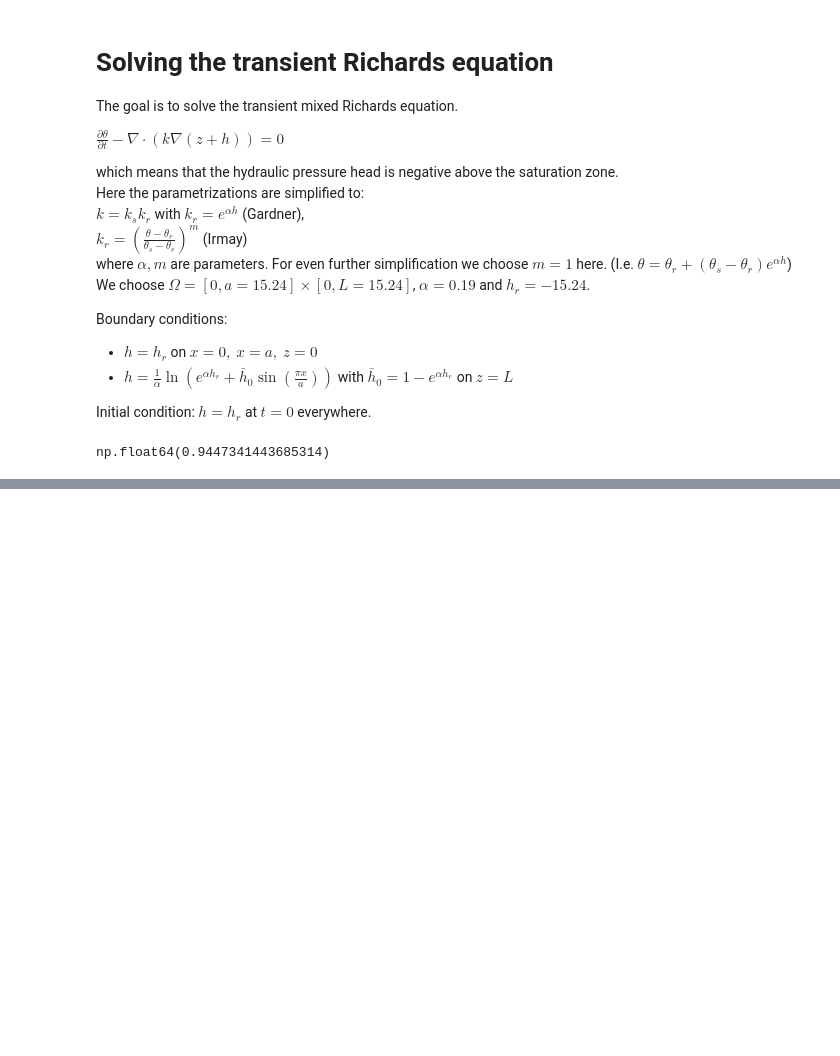
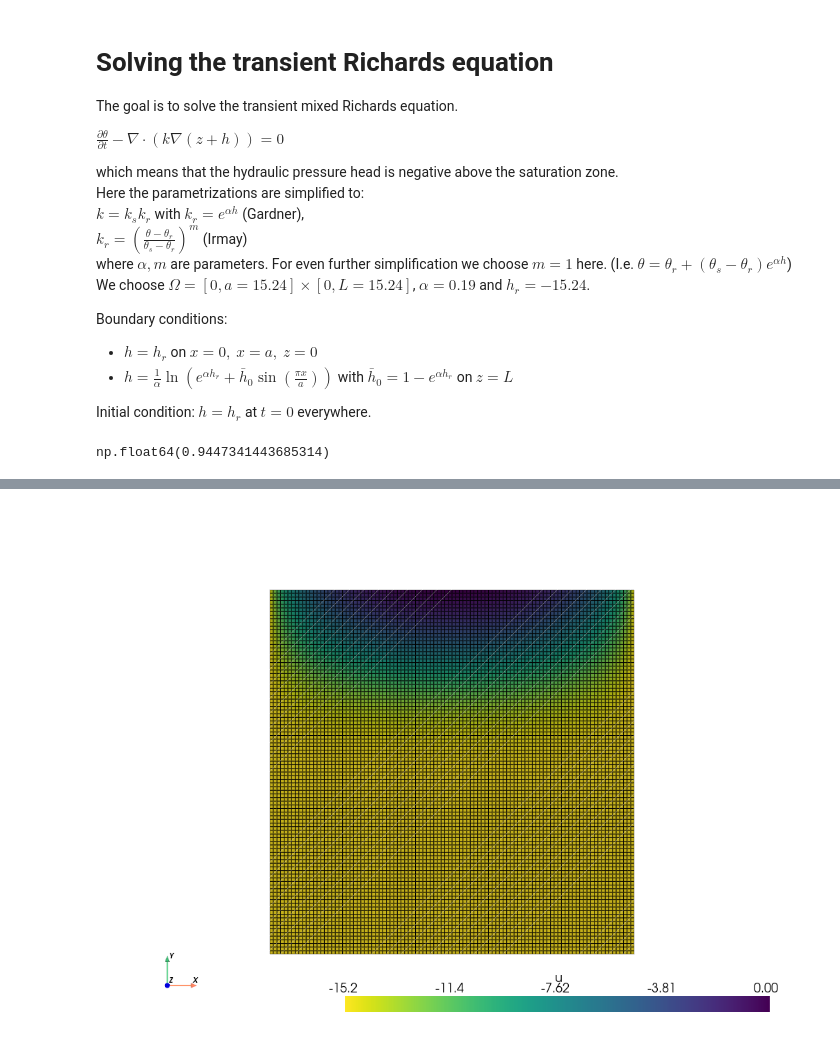
Before and after one commit to lannika-ut/ScientificPractice, a Jupyter notebook: FiniteElements/Richards_transient_Gardner.ipynb, the cells around one changed output, grey strips where cells are left out. Drawn from its saved outputs; the diff is of its cells as text; code cells hidden in the pictures; blank space fills up the shorter version.

```diff
--- a/FiniteElements/Richards_transient_Gardner.ipynb
+++ b/FiniteElements/Richards_transient_Gardner.ipynb
@@ -262,0 +332,3 @@ Time step 19, iteration 5, Error ||u_n^m-u_n^(m+1)|| 2.316e-07
+# %%
+plotScalarFunction(V, uh, cmap="viridis_r")
+# %% [output]
@@ -262,0 +336 @@ Time step 19, iteration 5, Error ||u_n^m-u_n^(m+1)|| 2.316e-07
+[figure, added]
```
Also changed, not shown: parts of 13 cells of this notebook, 1 other file.
